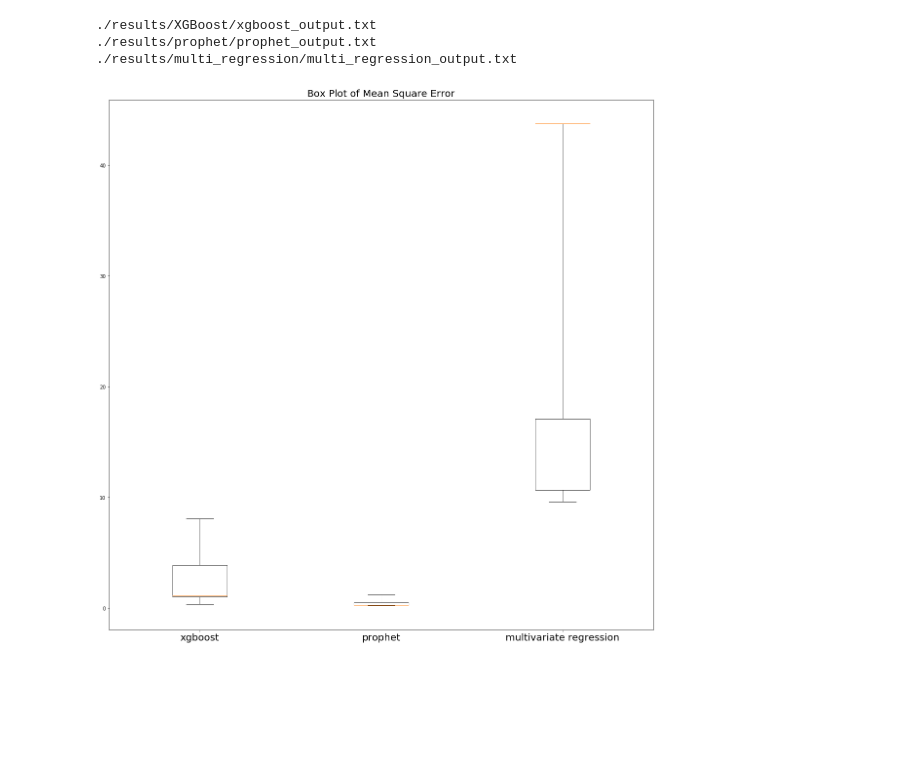
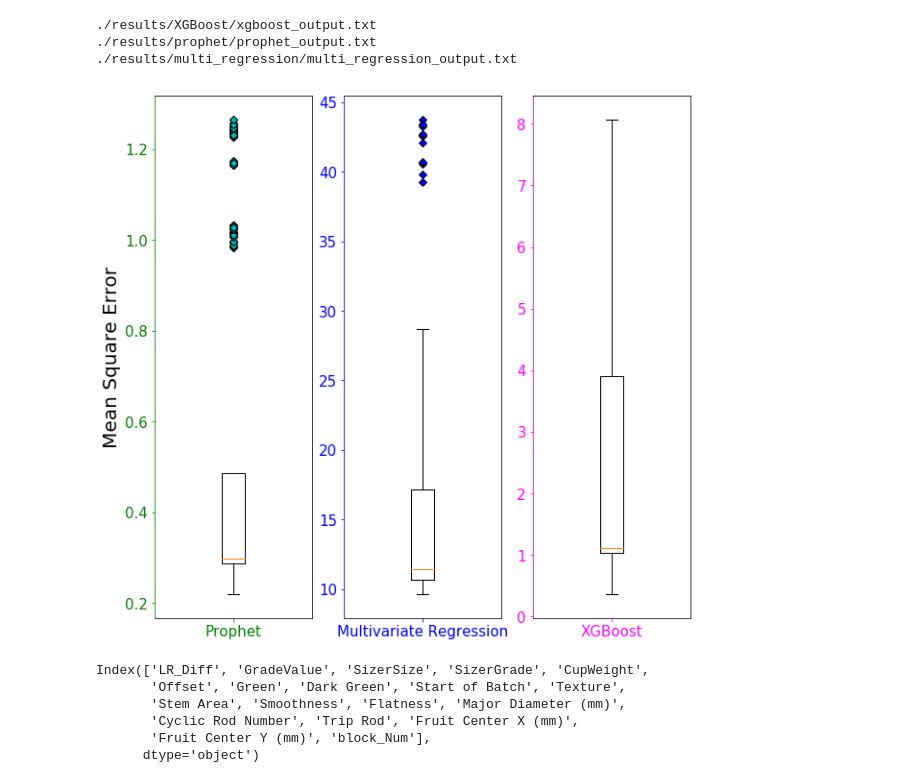
Before and after one commit to Heronalps/Seneca, a Jupyter notebook: notebooks/box_plot.ipynb, the cells around one changed output. Drawn from its saved outputs; the diff is of its cells as text; code cells hidden in the pictures; blank space fills up the shorter version.

```diff
--- a/notebooks/box_plot.ipynb
+++ b/notebooks/box_plot.ipynb
@@ -49,15 +82,30 @@ multi_regression_mse = parse("./results/multi_regression/multi_regression_output
 ./results/XGBoost/xgboost_output.txt
 ./results/prophet/prophet_output.txt
 ./results/multi_regression/multi_regression_output.txt
-# %%
-fig = plt.figure(figsize=[20,20])
-ax = plt.axes()
-plt.boxplot([xgboost_mse, prophet_mse, multi_regression_mse], whis='range',\
-            usermedians=[1.1064039558425396, 0.29742817421625595, 43.75182238704884])
-#plt.ylim(-0.1, 2)
-plt.title("Box Plot of Mean Square Error", fontsize=20)
-ax.set_xticklabels(['xgboost', 'prophet', 'multivariate regression'], fontsize=20)
-fig.savefig("./box_plot_mse.png")
-#plt.show()
-# %% [output]
-[figure, removed]
+# %%
+fig = plt.figure(figsize=[10, 10])
+
+
+ax1 = fig.add_subplot(131)
+ax1.boxplot(prophet_mse, whis=2, usermedians=[0.29742817421625595], labels = ['Prophet'],\
+            flierprops = cyan_diamond)
+ax1.spines['left'].set_color('green')
+ax1.tick_params(axis='both', colors='green', labelsize = 15)
+ax1.set_ylabel("Mean Square Error", fontsize = 20)
+
+
+ax2 = fig.add_subplot(132)
+ax2.boxplot(multi_regression_mse, whis=2, usermedians=[11.445971625426504], labels = ['Multivariate Regression'], \
+            flierprops = blue_diamond)
+ax2.spines['left'].set_color('blue')
+ax2.tick_params(axis='both', colors='blue', labelsize=15)
+
+ax3 = fig.add_subplot(133)
+ax3.boxplot(xgboost_mse, whis=2, usermedians=[1.1064039558425396], labels = ['XGBoost'], flierprops = magenta_diamond)
+ax3.spines['left'].set_color('magenta')
+ax3.tick_params(axis='both', colors='magenta', labelsize=15)
+
+plt.show()
+fig.savefig("./box_plot_MSE.png")
+# %% [output]
+[figure, added]
@@ -63,0 +116,9 @@ fig.savefig("./box_plot_mse.png")
+# %%
+df.columns
+# %% [output]
+Index(['LR_Diff', 'GradeValue', 'SizerSize', 'SizerGrade', 'CupWeight',
+       'Offset', 'Green', 'Dark Green', 'Start of Batch', 'Texture',
+       'Stem Area', 'Smoothness', 'Flatness', 'Major Diameter (mm)',
+       'Cyclic Rod Number', 'Trip Rod', 'Fruit Center X (mm)',
+       'Fruit Center Y (mm)', 'block_Num'],
+      dtype='object')
```
Also changed, not shown: parts of 5 cells of this notebook, 18 other files.
